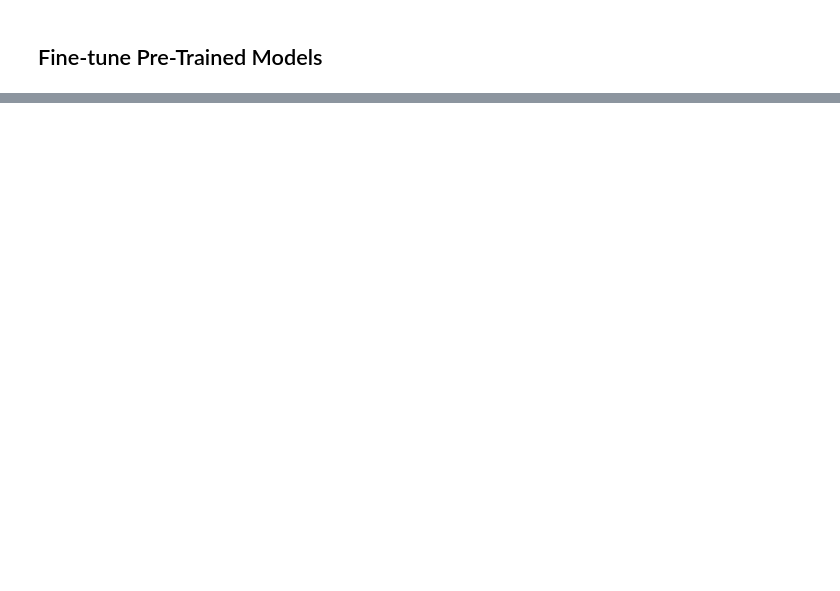
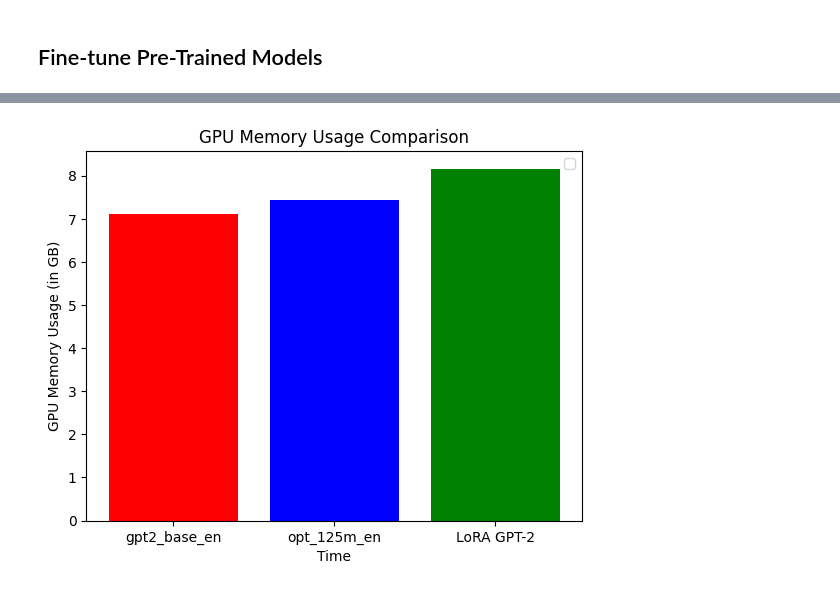
Before and after one commit to dscer/Codeathon_3, a Jupyter notebook: ybt7qf_codeathon_3.ipynb, the cells around one changed output, grey strips where cells are left out. Cells and saved outputs as stored; diff of their text form; code cells hidden in the pictures; blank space fills up the shorter version.

```diff
--- a/ybt7qf_codeathon_3.ipynb
+++ b/ybt7qf_codeathon_3.ipynb
@@ -345,8 +269,0 @@ I've come here a couple of times and I'm really impressed. The food was good, an
-# %%
-gpt2_lm.compile(
-    optimizer=keras.optimizers.Adam(learning_rate),
-    loss=loss,
-    weighted_metrics=["accuracy"],
-)
-
-gpt2_lm.fit(train_ds, epochs=num_epochs)
@@ -481,0 +331,14 @@ for model_name in model_list:
+# %%
+def plot_memory_use(model_list: list, memory_use: dict):
+    plt.bar(
+      model_list,
+      [max(v) for k, v in memory_use.items()],
+      color=["red", "blue", "green", "orange", "cyan"],
+    )
+
+    plt.xlabel("Time")
+    plt.ylabel("GPU Memory Usage (in GB)")
+
+    plt.title("GPU Memory Usage Comparison")
+    plt.legend()
+    plt.show()
@@ -481,0 +632,20 @@ for model_name in model_list:
+# %%
+gpu_memory_callback = GPUMemoryCallback(
+    target_batches=[5, 10, 25, 50, 100, 150, 200, 300, 400, 500],
+    print_stats=True,
+)
+
+optimizer, loss = get_optimizer_and_loss()
+
+lora_model.compile(
+    optimizer=optimizer,
+    loss=loss,
+    weighted_metrics=["accuracy"],
+)
+
+lora_model.fit(
+    train_ds,
+    epochs=1,
+    callbacks=[gpu_memory_callback],
+)
+lora_model_memory_usage = gpu_memory_callback.memory_usage
@@ -481,0 +688,4 @@ for model_name in model_list:
+# %%
+plot_memory_use(gpt2_model_list + opt_model_list + ["LoRA GPT-2"],
+                gpt2_memory_use | opt_memory_use | {"LoRA GPT-2": lora_model_memory_usage})
+# %% [output]
@@ -481,0 +693 @@ for model_name in model_list:
+[figure, added]
```
Also changed, not shown: parts of 43 cells of this notebook.
